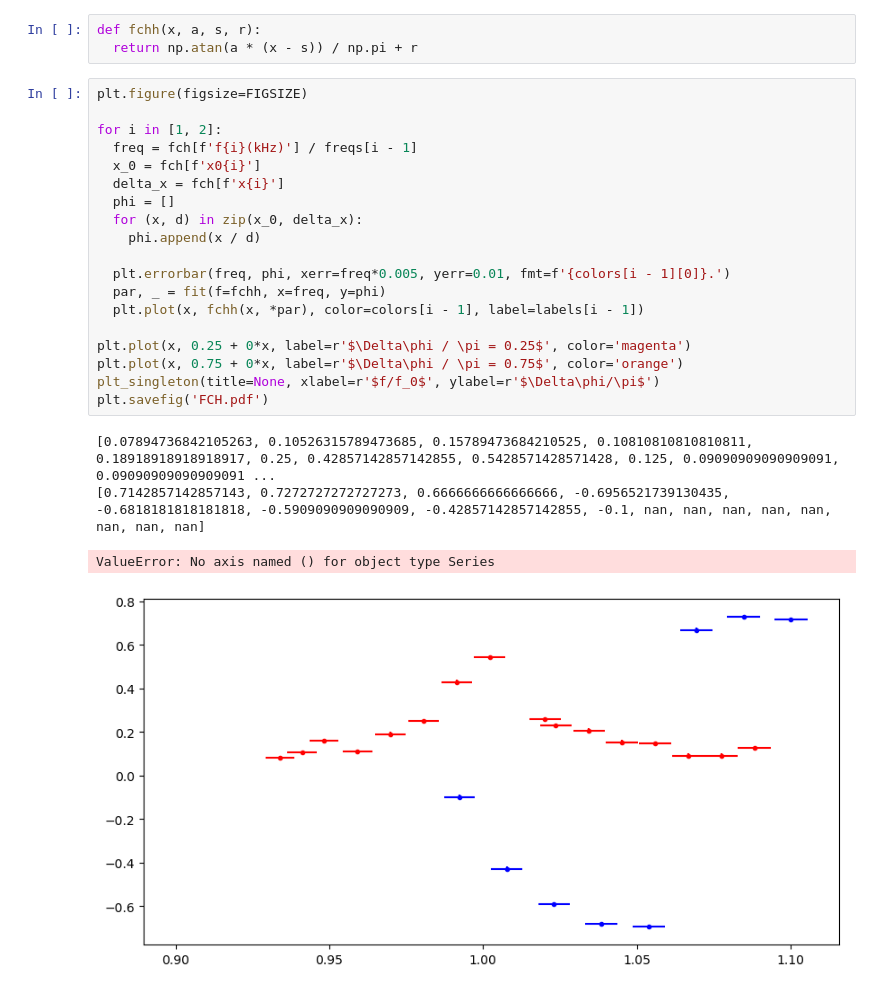
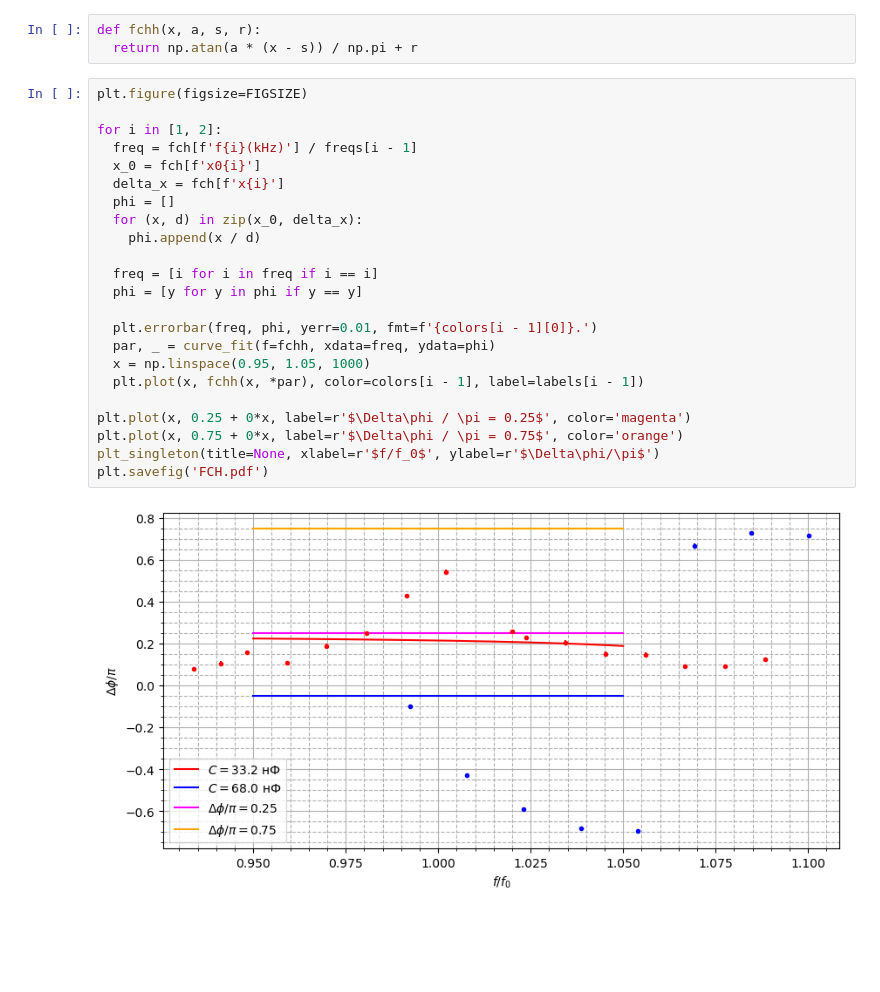
Before and after one commit to victorbaldin56/mipt-labs, a Jupyter notebook: 3.2.2/calc.ipynb, the cells around one changed output. Cells and saved outputs as stored; diff of their text form; blank space fills up the shorter version.

```diff
--- a/3.2.2/calc.ipynb
+++ b/3.2.2/calc.ipynb
@@ -38,24 +38,25 @@ def fchh(x, a, s, r):
 # %%
 plt.figure(figsize=FIGSIZE)
 
 for i in [1, 2]:
   freq = fch[f'f{i}(kHz)'] / freqs[i - 1]
   x_0 = fch[f'x0{i}']
   delta_x = fch[f'x{i}']
   phi = []
   for (x, d) in zip(x_0, delta_x):
     phi.append(x / d)
 
-  plt.errorbar(freq, phi, xerr=freq*0.005, yerr=0.01, fmt=f'{colors[i - 1][0]}.')
-  par, _ = fit(f=fchh, x=freq, y=phi)
+  freq = [i for i in freq if i == i]
+  phi = [y for y in phi if y == y]
+
+  plt.errorbar(freq, phi, yerr=0.01, fmt=f'{colors[i - 1][0]}.')
+  par, _ = curve_fit(f=fchh, xdata=freq, ydata=phi)
+  x = np.linspace(0.95, 1.05, 1000)
   plt.plot(x, fchh(x, *par), color=colors[i - 1], label=labels[i - 1])
 
 plt.plot(x, 0.25 + 0*x, label=r'$\Delta\phi / \pi = 0.25$', color='magenta')
 plt.plot(x, 0.75 + 0*x, label=r'$\Delta\phi / \pi = 0.75$', color='orange')
 plt_singleton(title=None, xlabel=r'$f/f_0$', ylabel=r'$\Delta\phi/\pi$')
 plt.savefig('FCH.pdf')
 # %% [output]
-[0.07894736842105263, 0.10526315789473685, 0.15789473684210525, 0.10810810810810811, 0.18918918918918917, 0.25, 0.42857142857142855, 0.5428571428571428, 0.125, 0.09090909090909091, 0.09090909090909091 ...
-[0.7142857142857143, 0.7272727272727273, 0.6666666666666666, -0.6956521739130435, -0.6818181818181818, -0.5909090909090909, -0.42857142857142855, -0.1, nan, nan, nan, nan, nan, nan, nan, nan]
-ValueError: No axis named () for object type Series
-[figure, old version]
+[figure, new version]
```
Also changed, not shown: 4 other files.
